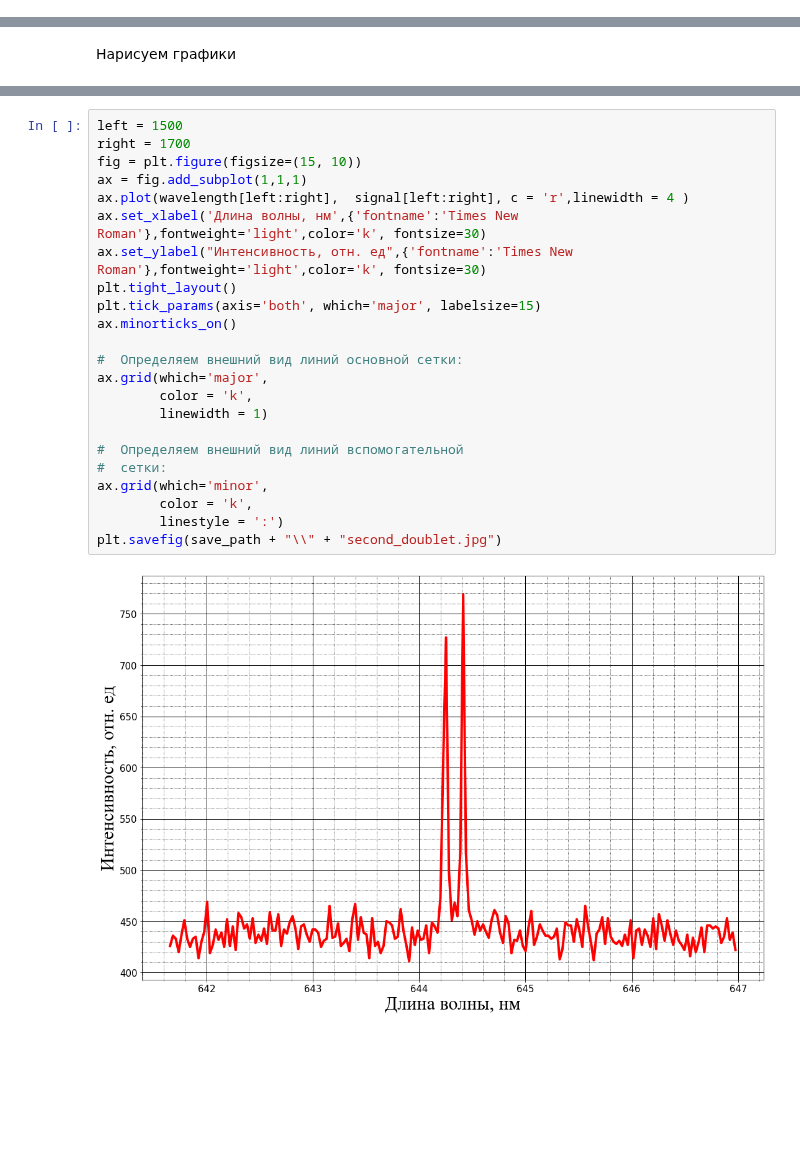
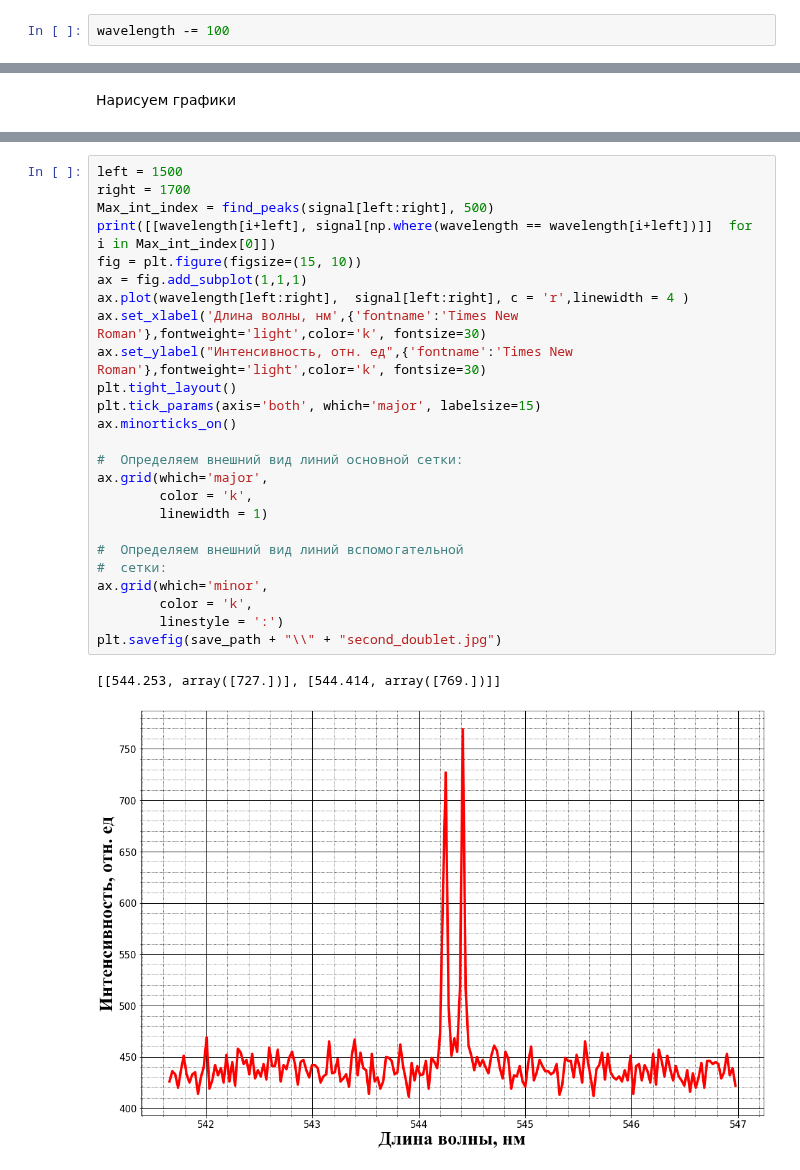
Before and after one commit to starosta39/laboratory_work, a Jupyter notebook: laser_fluorescence_spectroscopy/spectroscopy.ipynb, the cells around one changed output, grey strips where cells are left out. Saved outputs shown, nothing was run; the diff lists cells and outputs as text; blank space fills up the shorter version.

```diff
--- a/laser_fluorescence_spectroscopy/spectroscopy.ipynb
+++ b/laser_fluorescence_spectroscopy/spectroscopy.ipynb
@@ -32,3 +37,5 @@ def unpack(path, mod):
 mod = ["spectrum"]
 # %%
 settings, wavelength, signal  =  unpack(data_path,"spectrum")
+# %%
+wavelength -= 100
@@ -88,25 +125,28 @@ plt.savefig(save_path + "\\" + "first_doublet.jpg")
 # %%
 left = 1500
 right = 1700
+Max_int_index = find_peaks(signal[left:right], 500)
+print([[wavelength[i+left], signal[np.where(wavelength == wavelength[i+left])]]  for i in Max_int_index[0]])
 fig = plt.figure(figsize=(15, 10))
 ax = fig.add_subplot(1,1,1)
 ax.plot(wavelength[left:right],  signal[left:right], c = 'r',linewidth = 4 )
 ax.set_xlabel('Длина волны, нм',{'fontname':'Times New Roman'},fontweight='light',color='k', fontsize=30)
 ax.set_ylabel("Интенсивность, отн. ед",{'fontname':'Times New Roman'},fontweight='light',color='k', fontsize=30)
 plt.tight_layout()
 plt.tick_params(axis='both', which='major', labelsize=15)
 ax.minorticks_on()
 
 #  Определяем внешний вид линий основной сетки:
 ax.grid(which='major',
         color = 'k',
         linewidth = 1)
 
 #  Определяем внешний вид линий вспомогательной
 #  сетки:
 ax.grid(which='minor',
         color = 'k',
         linestyle = ':')
 plt.savefig(save_path + "\\" + "second_doublet.jpg")
 # %% [output]
+[[544.253, array([727.])], [544.414, array([769.])]]
-[figure, old version]
+[figure, new version]
```
Also changed, not shown: parts of 12 cells of this notebook, 3 other files.
